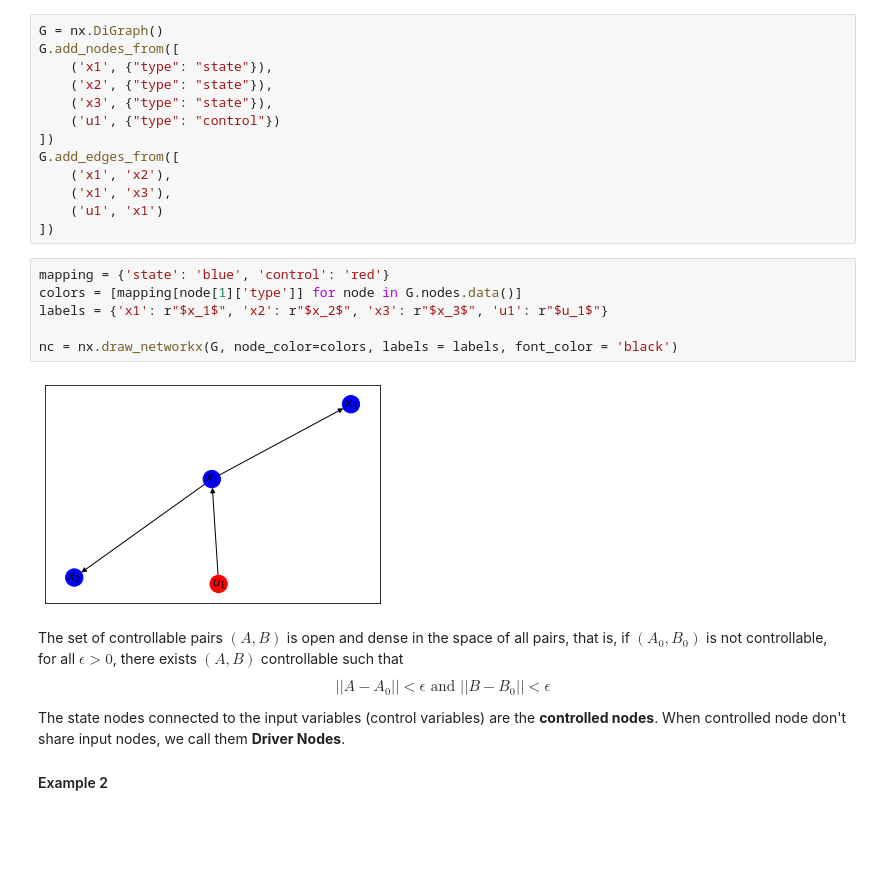
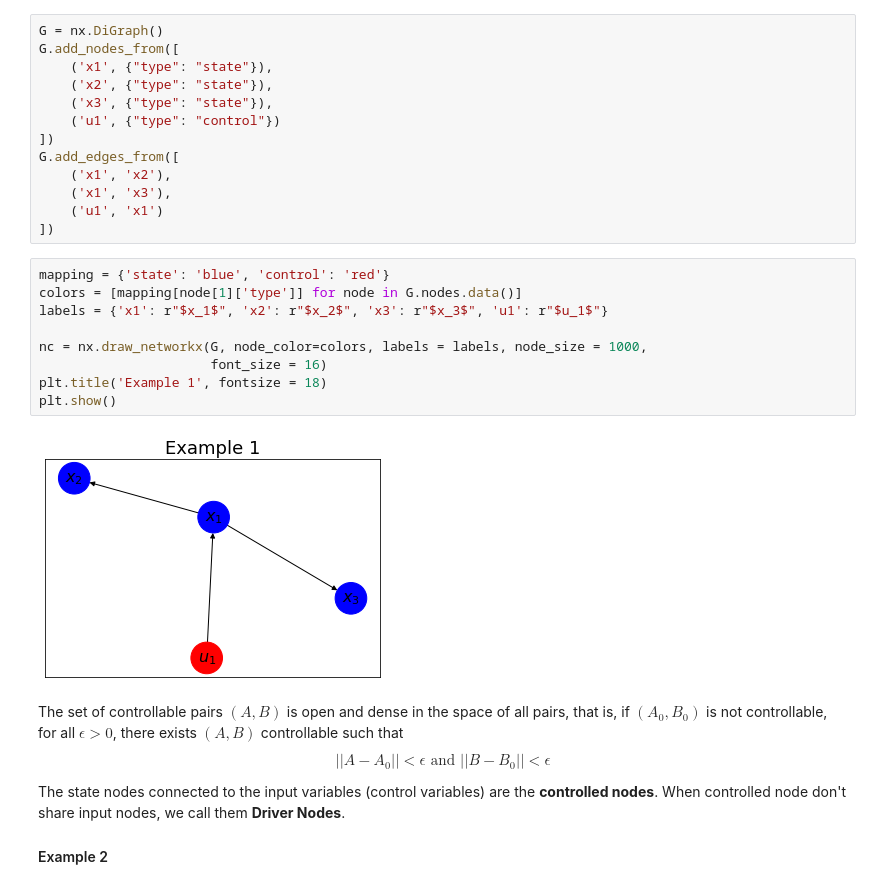
Before and after one commit to lucasmoschen/optimal-vaccination-networks, a Jupyter notebook: notebooks/control_complex_networks.ipynb, the cells around one changed output. Saved outputs shown, nothing was run; the diff lists cells and outputs as text; blank space fills up the shorter version.

Commit message:
Added some graph theory

```diff
--- a/notebooks/control_complex_networks.ipynb
+++ b/notebooks/control_complex_networks.ipynb
@@ -56,11 +56,14 @@ G.add_edges_from([
 # %%
 mapping = {'state': 'blue', 'control': 'red'}
 colors = [mapping[node[1]['type']] for node in G.nodes.data()]
 labels = {'x1': r"$x_1$", 'x2': r"$x_2$", 'x3': r"$x_3$", 'u1': r"$u_1$"}
 
-nc = nx.draw_networkx(G, node_color=colors, labels = labels, font_color = 'black')
+nc = nx.draw_networkx(G, node_color=colors, labels = labels, node_size = 1000,
+                      font_size = 16)
+plt.title('Example 1', fontsize = 18)
+plt.show()
 # %% [output]
-[figure, old version]
+[figure, new version]
 # %% [markdown]
 The set of controllable pairs $(A,B)$ is open and dense in the space of all pairs, that is, if $(A_0, B_0)$ is not controllable, for all $\epsilon > 0$, there exists $(A,B)$ controllable such that
 $$||A - A_0|| < \epsilon \text{ and } ||B - B_0|| < \epsilon$$
```
Also changed, not shown: parts of 5 cells of this notebook, 2 other files.
